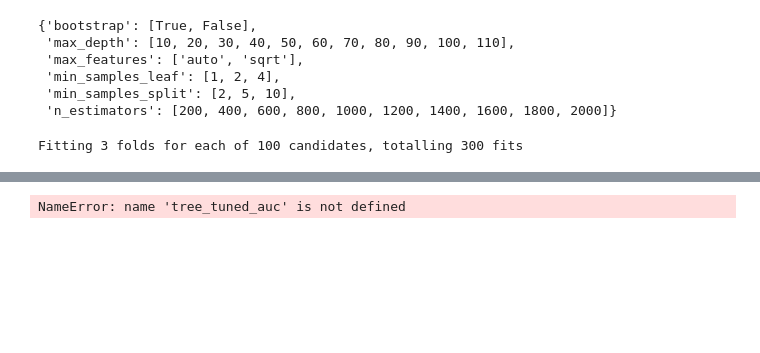
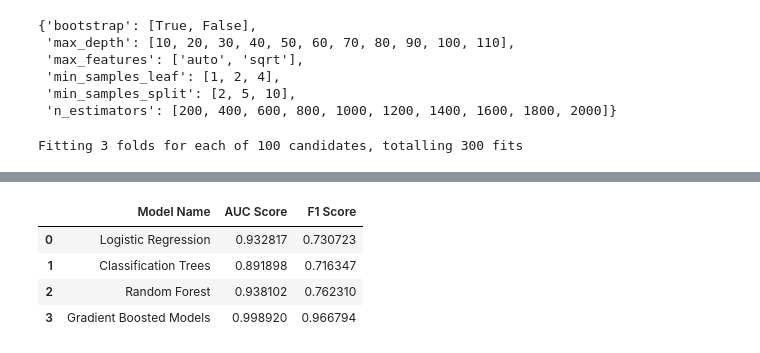
Before and after one commit to sashank-m/Eli_Lilly, a Jupyter notebook: Eli_Lilly.ipynb, the cells around one changed output, grey strips where cells are left out. Cells and saved outputs as stored; diff of their text form; code cells hidden in the pictures; blank space fills up the shorter version.

```diff
--- a/Eli_Lilly.ipynb
+++ b/Eli_Lilly.ipynb
@@ -925,0 +716,3 @@ cohen_kappa_score(Y_test, y_pred_log_test)
+# %%
+f1_score_gb = metrics.f1_score(Y_test,y_pred_gb, average='weighted')
+print(f1_score_gb)
@@ -925,0 +721,3 @@ cohen_kappa_score(Y_test, y_pred_log_test)
+# %%
+roc_auc_score_gb = roc_auc_score(Y_test,y_score=gb.predict_proba(X_test), multi_class='ovr')
+print(roc_auc_score_gb)
@@ -928,28 +861,27 @@ model_performance = {
 
     'Model Name'        : ['Logistic Regression',
                            'Classification Trees',
-                           'Random Forest [FINAL]',
+                           'Random Forest',
                            'Gradient Boosted Models'],
 
-    'AUC Score'         : [logreg_auc_score,
-                           tree_tuned_auc,
-                           forest_tuned_auc,
-                           gbm_tuned_auc],
-
-    'Training Accuracy' : [logreg_train_score,
-                           tree_tuned_train_score,
-                           forest_tuned_train_score,
-                           full_gbm_train_score],
-
-    'Testing Accuracy'  : [logreg_test_score,
-                           tree_tuned_test_score,
-                           forest_tuned_test_score,
-                           full_gbm_test_score],
-
-    'Train-Test Gap'    : [logreg_test_gap,
-                           tree_tuned_test_gap,
-                           forest_tuned_gap,
-                           full_gbm_gap]
+    'AUC Score'         : [roc_auc_score_log,
+                           roc_auc_score_dtc,
+                           roc_auc_score_rf_best,
+                           roc_auc_score_gb
+                            ],
+    'F1 Score'          :   [f1_score_log,
+                            f1_score_dtc,
+                            f1_score_best_rf,
+                            f1_score_gb
+                            ]
 }
-# %% [output]
-NameError: name 'tree_tuned_auc' is not defined
+# %%
+model_performance = pd.DataFrame(model_performance)
+# %%
+model_performance
+# %% [output]
+|  | Model Name | AUC Score | F1 Score |
+| 0 | Logistic Regression | 0.932817 | 0.730723 |
+| 1 | Classification Trees | 0.891898 | 0.716347 |
+| 2 | Random Forest | 0.938102 | 0.762310 |
+| 3 | Gradient Boosted Models | 0.998920 | 0.966794 |
```
Also changed, not shown: parts of 94 cells of this notebook.
